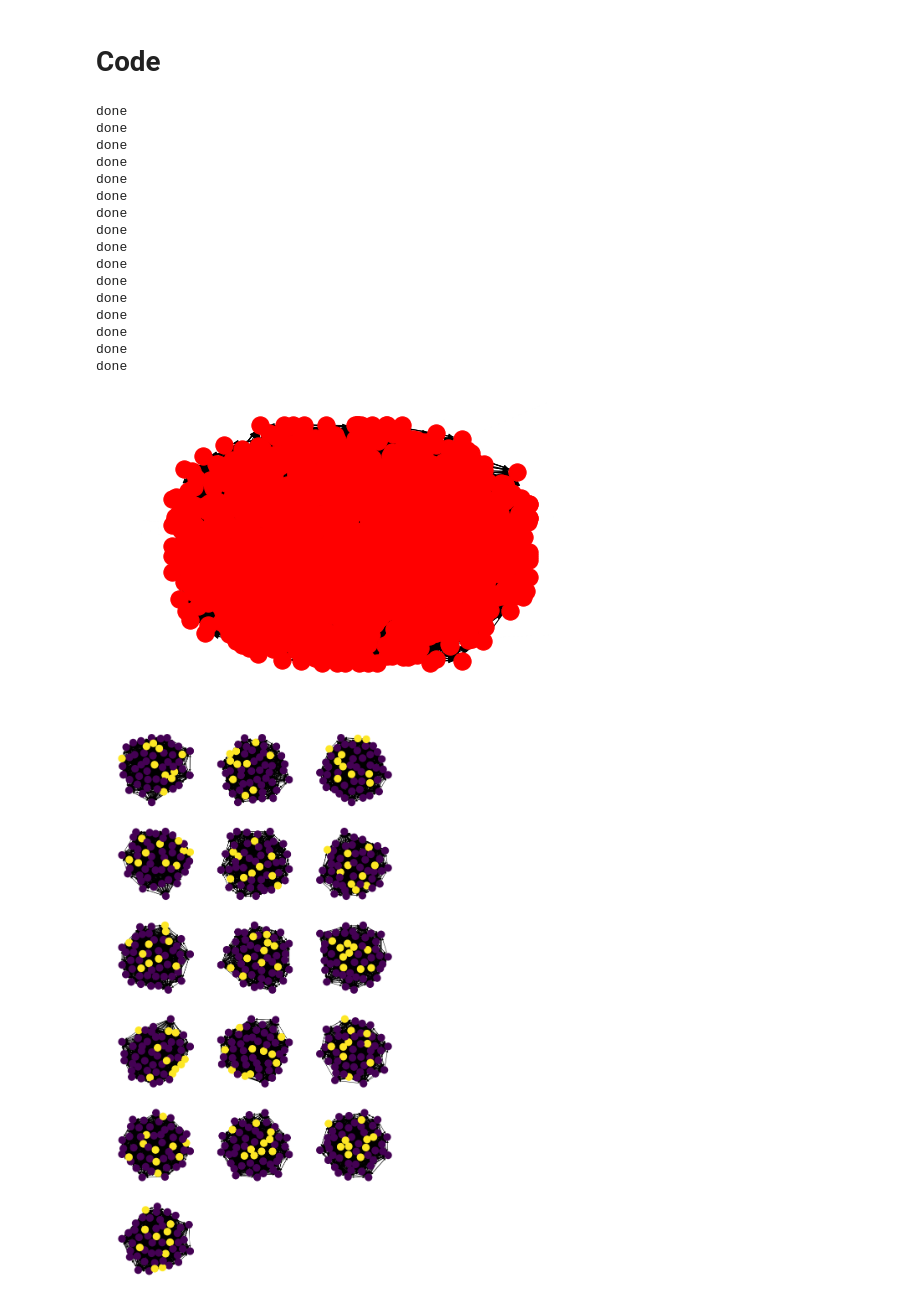
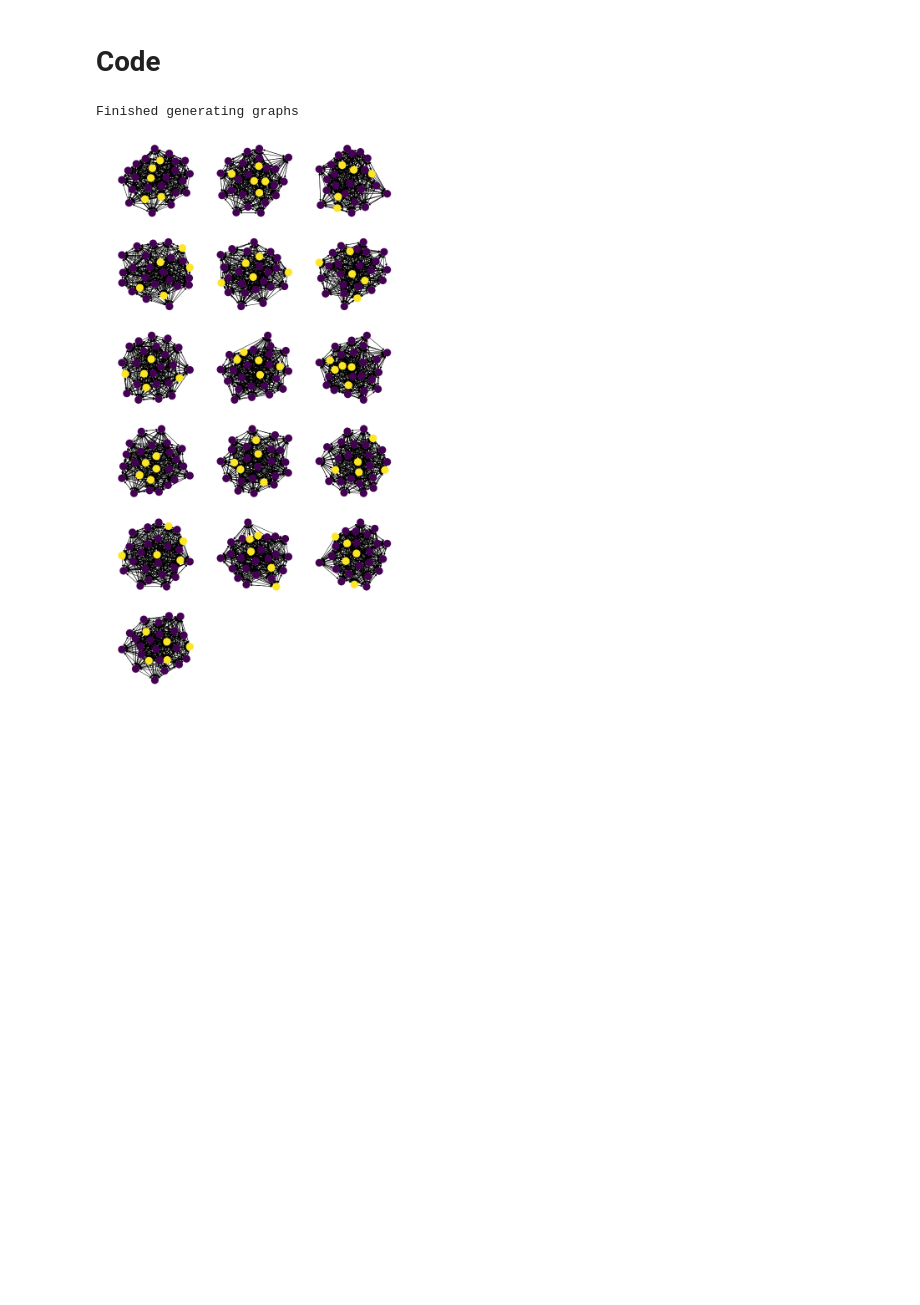
Before and after one commit to hugcis/graph_nets-IM, a Jupyter notebook: oracle_net.ipynb, the cells around one changed output. Drawn from its saved outputs; the diff is of its cells as text; code cells hidden in the pictures; blank space fills up the shorter version.

```diff
--- a/oracle_net.ipynb
+++ b/oracle_net.ipynb
@@ -687,42 +568,27 @@ class GraphPlotter(object):
 # %%
 #@title Visualize example graphs  { form-width: "30%" }
 seed = 1  #@param{type: 'integer'}
 rand = np.random.RandomState(seed=seed)
 
 num_examples = 16  #@param{type: 'integer'}
 # Large values (1000+) make trees. Try 20-60 for good non-trees.
-theta = 20  #@param{type: 'integer'}
-num_nodes_min_max = (16, 17)
+num_nodes_min_max = [26, 27]
 
 input_graphs, target_graphs, graphs,paths = generate_networkx_graphs(
-    rand, num_examples, num_nodes_min_max, theta)
+    rand, num_examples, num_nodes_min_max)
+print("Finished generating graphs")
 num = min(num_examples, 16)
 w = 3
 h = int(np.ceil(num / w))
 fig = plt.figure(40, figsize=(w * 4, h * 4))
 fig.clf()
+
 for j, graph in enumerate(target_graphs):
-  ax = fig.add_subplot(h, w, j + 1)
-  nx.draw(graph, node_color=[(10 if i in paths[j] else 9) for i in graph.nodes])
+    ax = fig.add_subplot(h, w, j + 1)
+    nx.draw(graph, node_color=[(1 if i in paths[j] else 0) for i in graph.nodes], ax=ax)
 # %% [output]
-done
-done
-done
-done
-done
-done
-done
-done
-done
-done
-done
-done
-done
-done
-done
-done
+Finished generating graphs
-[figure, old version]
+[figure, new version]
-[figure, removed]
 # %%
 #@title Set up model training and evaluation  { form-width: "30%" }
 
```
Also changed, not shown: parts of 5 cells of this notebook, 1 other file.
